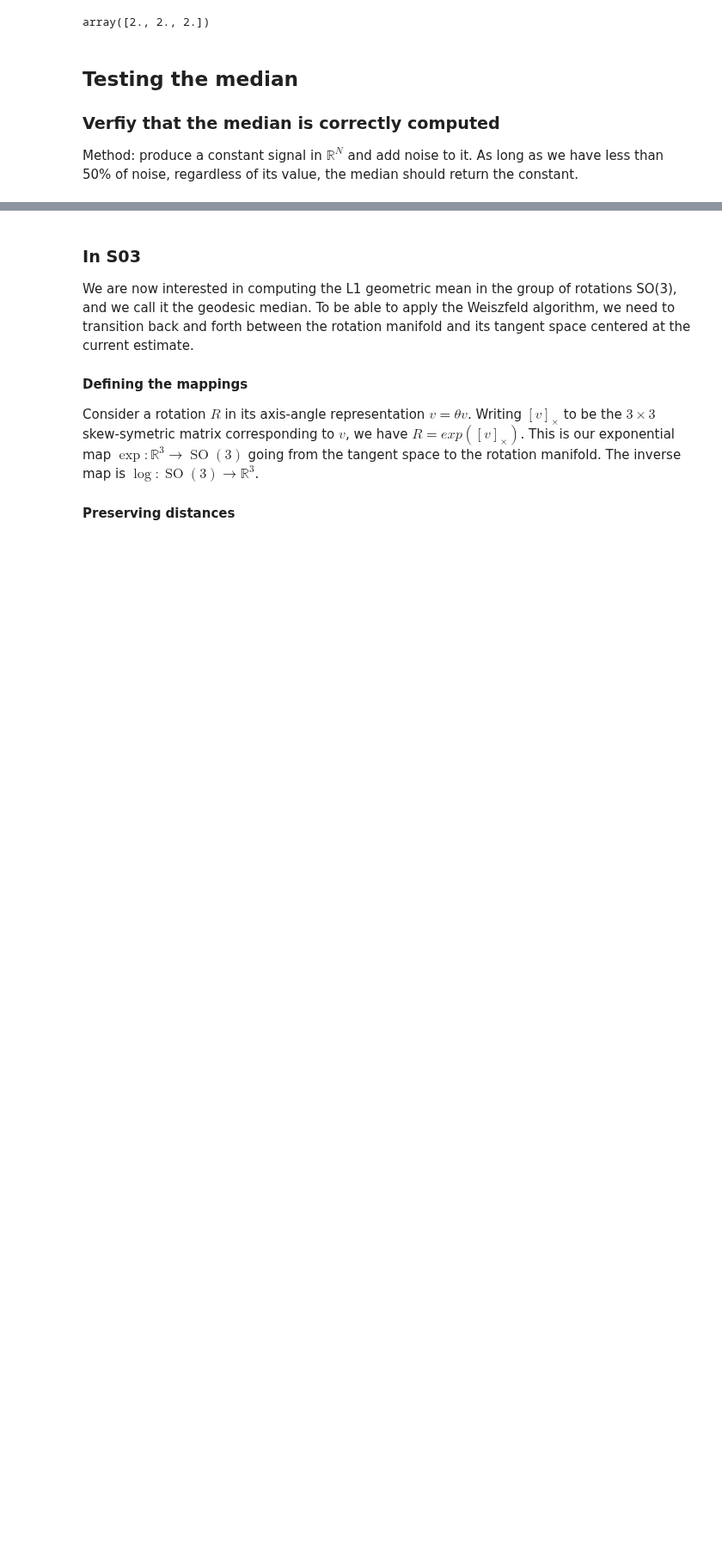
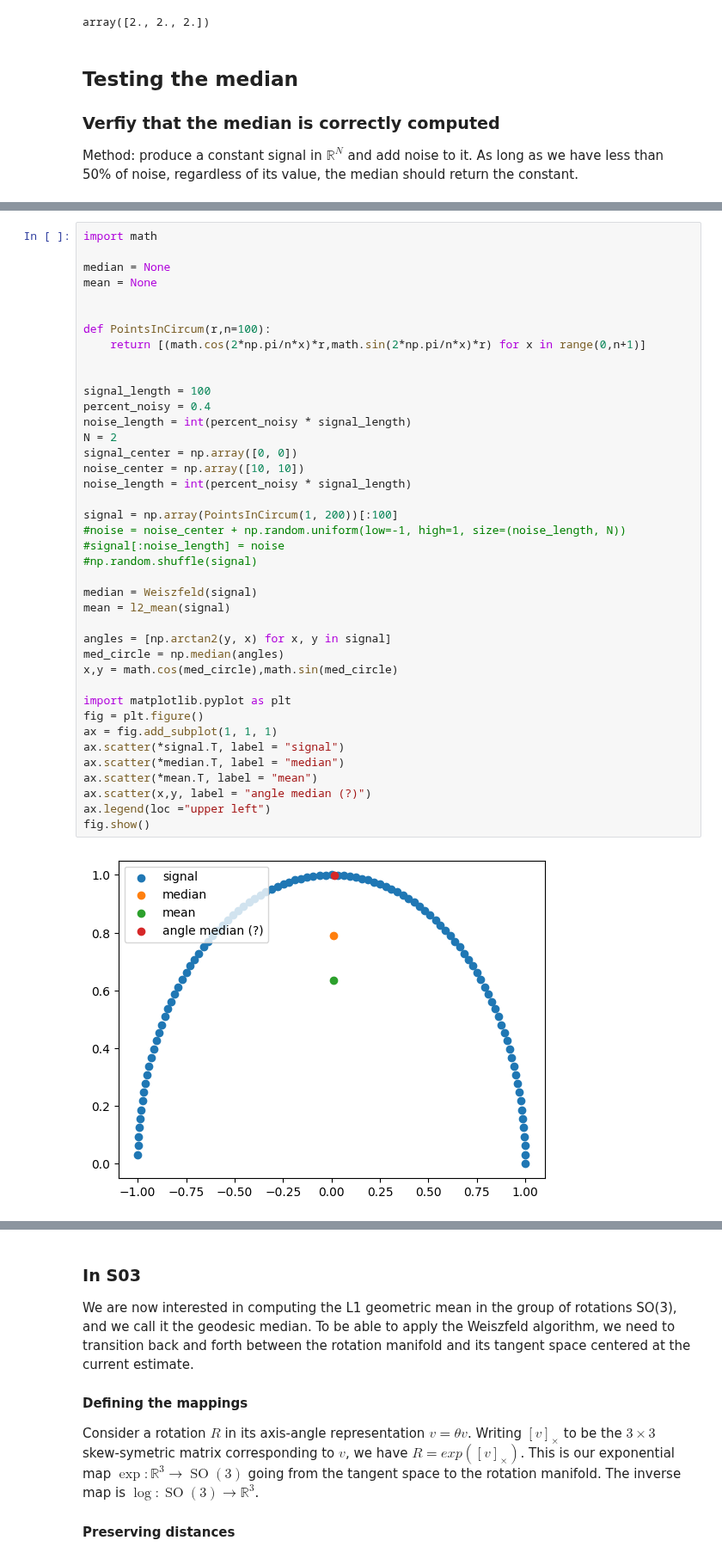
Before and after one commit to Smoltbob/ComputerVision, a Jupyter notebook: GeometricMedian/main.ipynb, the cells around one changed output, grey strips where cells are left out. Shown at 86% size. Cells and saved outputs as stored; diff of their text form; blank space fills up the shorter version.

```diff
--- a/GeometricMedian/main.ipynb
+++ b/GeometricMedian/main.ipynb
@@ -146,0 +245,42 @@ fig.show()
+# %%
+import math
+
+median = None
+mean = None
+
+
+def PointsInCircum(r,n=100):
+    return [(math.cos(2*np.pi/n*x)*r,math.sin(2*np.pi/n*x)*r) for x in range(0,n+1)]
+
+
+signal_length = 100
+percent_noisy = 0.4
+noise_length = int(percent_noisy * signal_length)
+N = 2
+signal_center = np.array([0, 0])
+noise_center = np.array([10, 10])
+noise_length = int(percent_noisy * signal_length)
+
+signal = np.array(PointsInCircum(1, 200))[:100]
+#noise = noise_center + np.random.uniform(low=-1, high=1, size=(noise_length, N))
+#signal[:noise_length] = noise
+#np.random.shuffle(signal)
+
+median = Weiszfeld(signal)
+mean = l2_mean(signal)
+
+angles = [np.arctan2(y, x) for x, y in signal]
+med_circle = np.median(angles)
+x,y = math.cos(med_circle),math.sin(med_circle)
+
+import matplotlib.pyplot as plt
+fig = plt.figure()
+ax = fig.add_subplot(1, 1, 1)
+ax.scatter(*signal.T, label = "signal")
+ax.scatter(*median.T, label = "median")
+ax.scatter(*mean.T, label = "mean")
+ax.scatter(x,y, label = "angle median (?)")
+ax.legend(loc ="upper left")
+fig.show()
+# %% [output]
+[figure, added]
```
Also changed, not shown: parts of 11 cells of this notebook, 3 other files.
